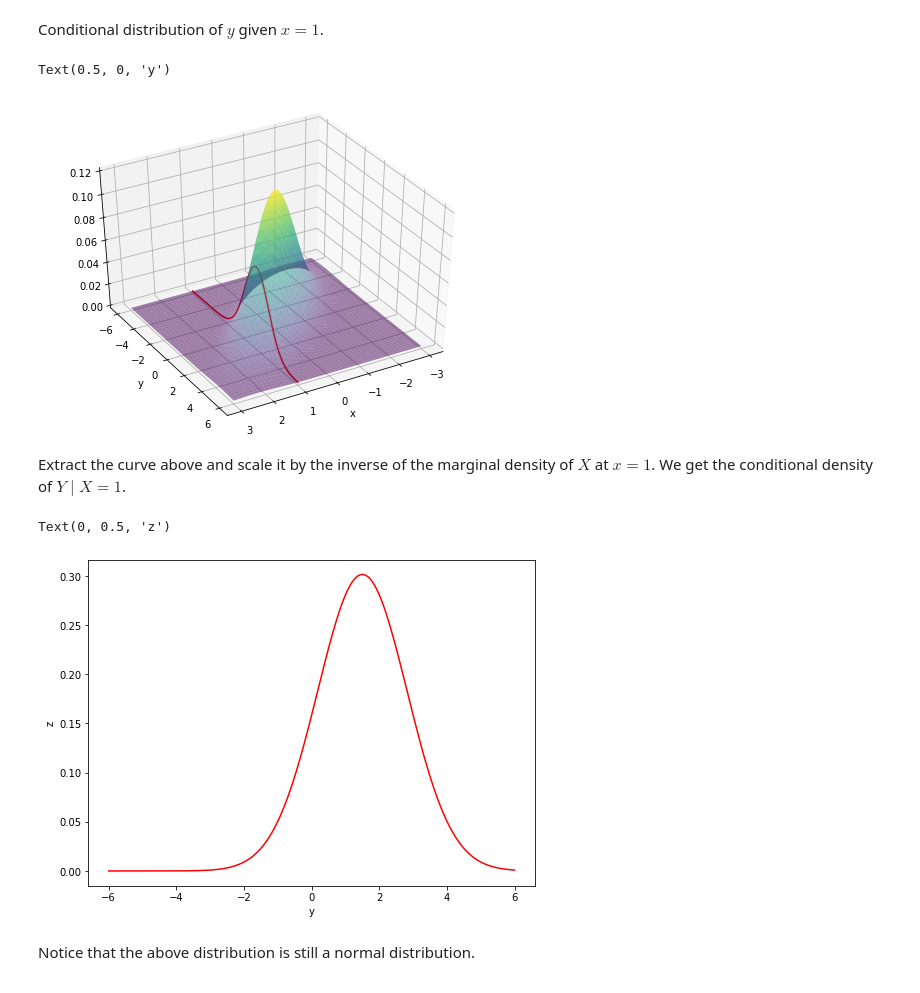
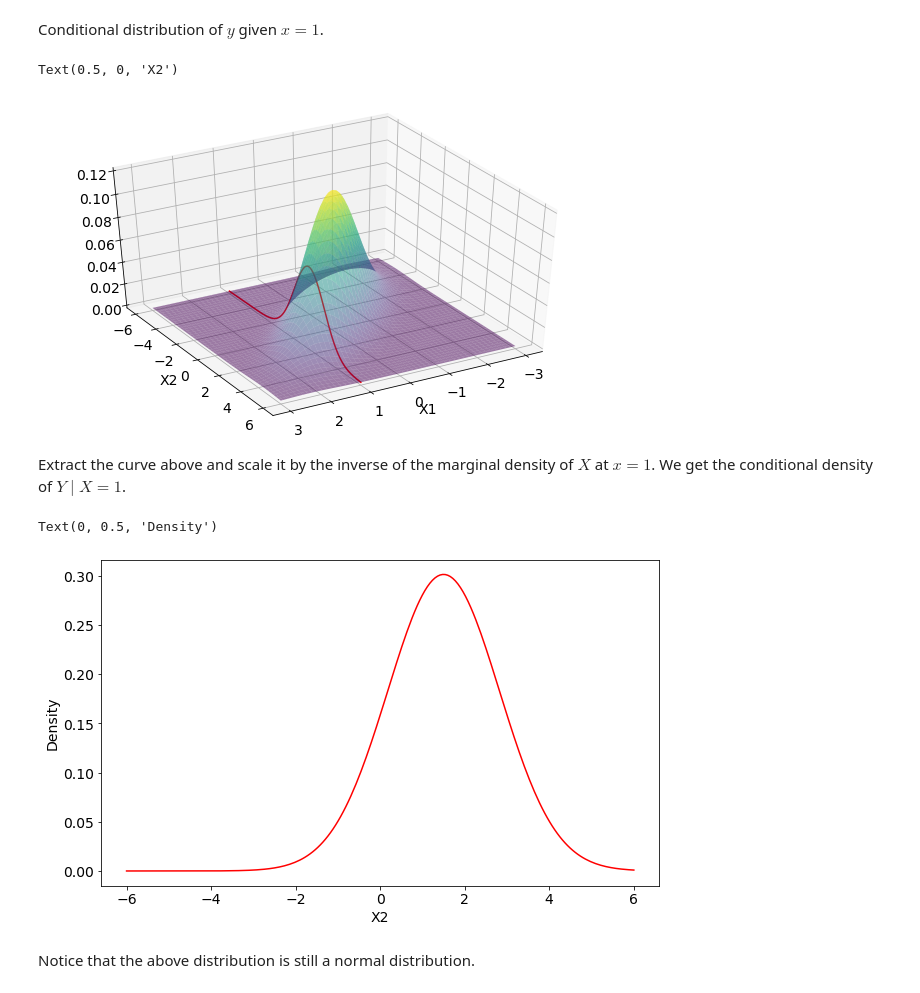
Before and after one commit to JCatwood/GPRTutorial, a Jupyter notebook: python-notebook/GPR-TAMIDS-2022S.ipynb, the cells around one changed output. Cells and saved outputs as stored; diff of their text form; code cells hidden in the pictures.

```diff
--- a/python-notebook/GPR-TAMIDS-2022S.ipynb
+++ b/python-notebook/GPR-TAMIDS-2022S.ipynb
@@ -5,6 +5,7 @@
 !pip install faiss
 import numpy as np
 import matplotlib.pyplot as plt
+plt.rcParams.update({'font.size': 14})
 from scipy.stats import norm
 from scipy.stats import multivariate_normal
 import pandas as pd
@@ -84,27 +85,27 @@ Conditional distribution of $y$ given $x = 1$.
 # %%
 xCon = np.array([1])
 XCon, YCon = np.meshgrid(xCon, y)
 ZCon = distMVN.pdf(np.dstack((XCon, YCon)))
-plt.figure(figsize=(8, 6))
+plt.figure(figsize=(10, 6))
 ax = plt.axes(projection="3d")
 ax.plot3D(XCon, YCon, ZCon, 'red')
 ax.plot_surface(X, Y, Z, cmap = 'viridis', alpha = 0.5)
 ax.view_init(40, 60)
-plt.xlabel("x")
-plt.ylabel("y")
+plt.xlabel("X1")
+plt.ylabel("X2")
 # %% [output]
-Text(0.5, 0, 'y')
+Text(0.5, 0, 'X2')
-[figure, old version]
+[figure, new version]
 # %% [markdown]
 Extract the curve above and scale it by the inverse of the marginal density of $X$ at $x = 1$. We get the conditional density of $Y \mid X = 1$.
 # %%
-plt.figure(figsize=(8, 6))
+plt.figure(figsize=(10, 6))
 plt.plot(YCon, ZCon / norm.pdf(xCon, 0, 1), color = 'red')
-plt.xlabel("y")
-plt.ylabel("z")
+plt.xlabel("X2")
+plt.ylabel("Density")
 # %% [output]
-Text(0, 0.5, 'z')
+Text(0, 0.5, 'Density')
-[figure, old version]
+[figure, new version]
 # %% [markdown]
 Notice that the above distribution is still a normal distribution.
 # %% [markdown]
```
Also changed, not shown: parts of 11 cells of this notebook.
